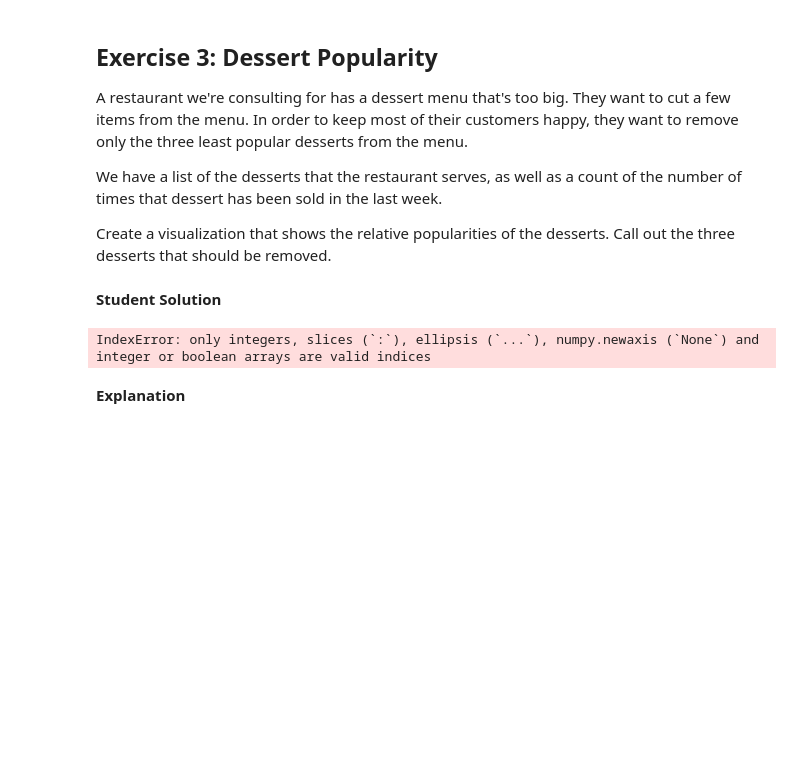
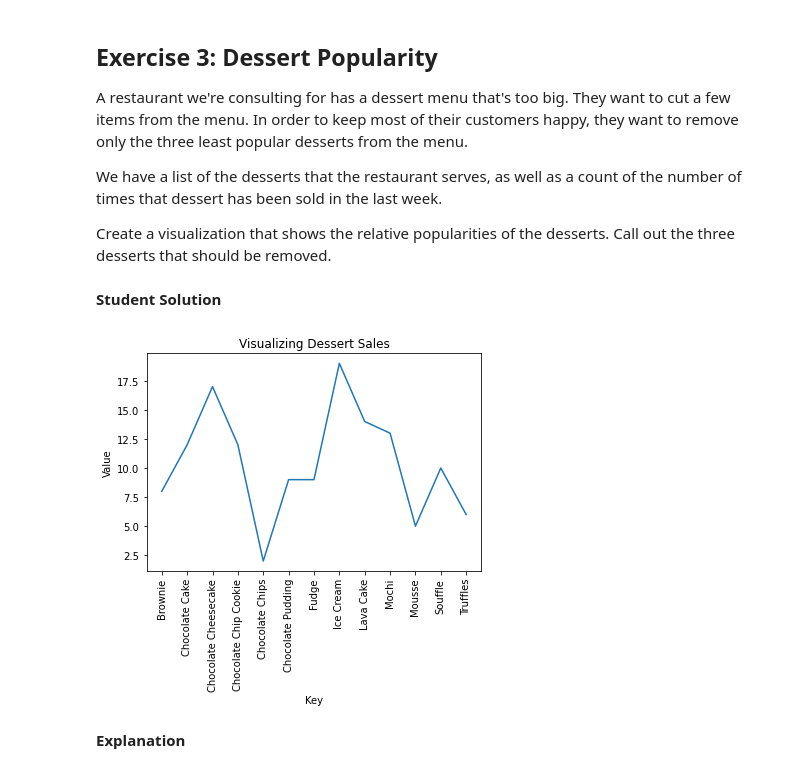
Before and after one commit to rifqicharisma/Belajar_Ai, a Jupyter notebook: Bisa Ai/Data Science/Topic 5 - Visualisasi Data/Data Visualizations.ipynb, the cells around one changed output. Saved outputs shown, nothing was run; the diff lists cells and outputs as text; code cells hidden in the pictures; blank space fills up the shorter version.

```diff
--- a/Bisa Ai/Data Science/Topic 5 - Visualisasi Data/Data Visualizations.ipynb
+++ b/Bisa Ai/Data Science/Topic 5 - Visualisasi Data/Data Visualizations.ipynb
@@ -877,27 +877,37 @@ Create a visualization that shows the relative popularities of the desserts. Cal
 # %%
 import matplotlib.pyplot as plt
 import numpy as np
 import pandas as pd
 
 dessert_sales = {
   'Lava Cake': 14,
   'Mousse': 5,
   'Chocolate Cake': 12,
   'Ice Cream': 19,
   'Truffles': 6,
   'Brownie': 8,
   'Chocolate Chip Cookie': 12,
   'Chocolate Pudding': 9,
   'Souffle': 10,
   'Chocolate Cheesecake': 17,
   'Chocolate Chips': 2,
   'Fudge': 9,
   'Mochi': 13,
 }
 
 #Lanjutkan
+myList = dessert_sales.items()
+myList = sorted(myList)
+x, y = zip(*myList)
+
+plt.plot(x, y)
+plt.xlabel('Key')
+plt.xticks(rotation=90)
+plt.ylabel('Value')
+plt.title('Visualizing Dessert Sales')
+plt.show()
 # %% [output]
-IndexError: only integers, slices (`:`), ellipsis (`...`), numpy.newaxis (`None`) and integer or boolean arrays are valid indices
+[figure, added]
 # %% [markdown]
 **Explanation**
 # %% [markdown]
```
